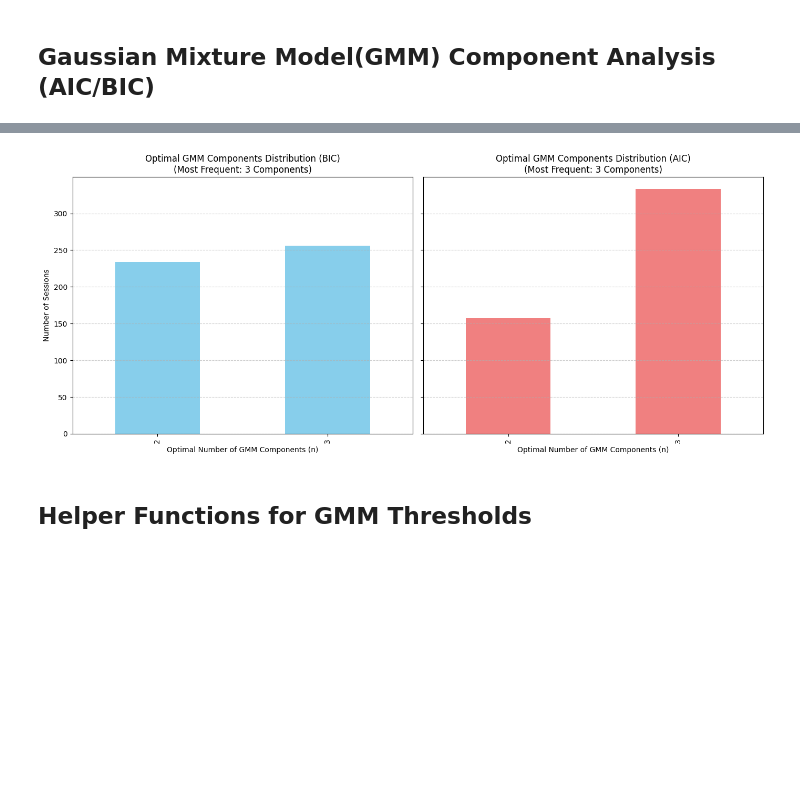
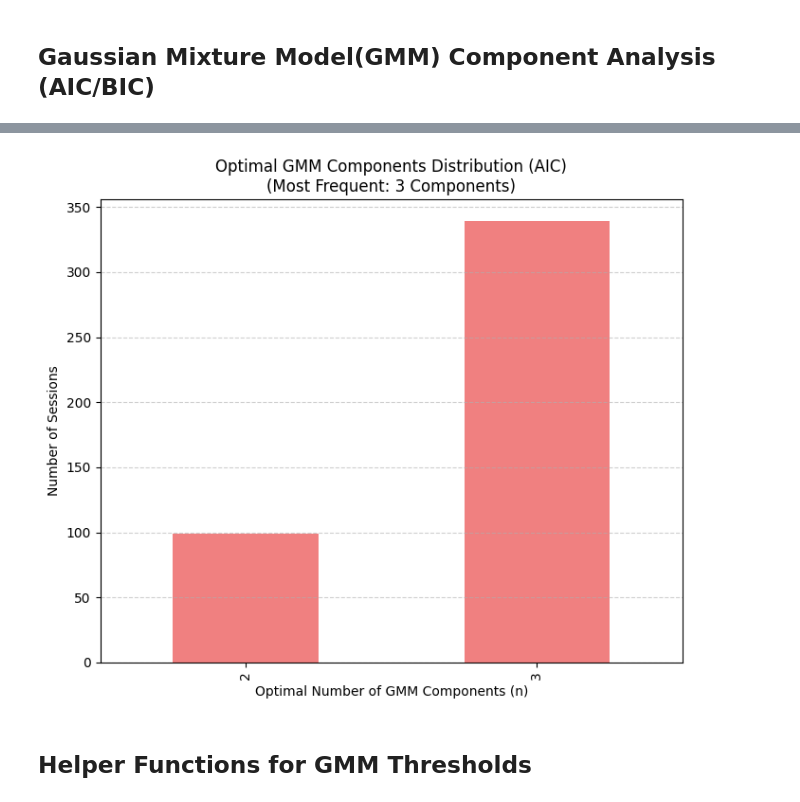
Before and after one commit to Critt-Kent/Key-Gaze-Correlation, a Jupyter notebook: IKI_Correlation.ipynb, the cells around one changed output, grey strips where cells are left out. Cells and saved outputs as stored; diff of their text form; code cells hidden in the pictures; blank space fills up the shorter version.

```diff
--- a/IKI_Correlation.ipynb
+++ b/IKI_Correlation.ipynb
@@ -45,0 +56,3 @@ KDdf_old.shape
+# %%
+KDdf_merged = pd.merge(KDdf_old, tt, on = 'StudySession',how = 'inner')
+KDdf_merged.head()
@@ -45,0 +166,3 @@ KDdf_old.shape
+# %%
+KDdf_iki = KDdf_merged.dropna(subset=['IKI']).copy()
+KDdf_iki['LogIKI'] = np.log(KDdf_iki.IKI)
@@ -46,9 +172,9 @@ KDdf_old.shape
 # %%
-KDdf = KDdf_old.copy()
-KDdf = KDdf.sort_values(by=['StudySession', 'Time'])
-KDdf['IKI'] = KDdf.groupby('StudySession')['Time'].diff()
-KDdf_iki = KDdf.dropna(subset=['IKI']).copy()
-KDdf_iki['LogIKI'] = np.log(KDdf_iki.IKI)
+# KDdf = KDdf_old.copy()
+# KDdf = KDdf.sort_values(by=['StudySession', 'Time'])
+# KDdf['IKI'] = KDdf.groupby('StudySession')['Time'].diff()
+# KDdf_iki = KDdf.dropna(subset=['IKI']).copy()
+# KDdf_iki['LogIKI'] = np.log(KDdf_iki.IKI)
 
 # Calculate LogPUB for all StudySessions ---
 AUdf_logpub = AUdf_old.copy()
@@ -60,4 +186,4 @@ AUdf_logpub['LogPUB'] = np.log(AUdf_logpub.PUB1)
 AUdf_logpub['KBI1'] = AUdf_logpub['KBI'] / 2
 AUdf_logpub['LogKBI'] = np.log(AUdf_logpub.KBI1)
 AUdf_logpub_final = AUdf_logpub[['StudySession', 'LogPUB','LogKBI']].copy()
-print("LogPUB,LogKBI calculation complete for all sessions.")
+print("LogPUB calculation complete for all sessions.")
@@ -67,7 +191,7 @@ LogPUB,LogKBI calculation complete for all sessions.
 ## Gaussian Mixture Model(GMM) Component Analysis (AIC/BIC)
 # %%
 # --- AIC/BIC Optimization Function ---
-def find_optimal_gmm_components_aic_bic(data_series, max_components=3):
+def find_optimal_gmm_components_aic_bic(data_series, max_components=5):
     """
     Fits GMMs (1 to max_components) and returns the optimal component count
     based on the minimum BIC score and the minimum AIC score.
@@ -109,12 +233,12 @@ def find_optimal_gmm_components_aic_bic(data_series, max_components=3):
 print("Starting GMM component analysis per session (Calculating BIC & AIC optimal Ns).")
 start_time = time.time()
 
-KDdf = KDdf_old.copy()
-KDdf['LogDur'] = np.log1p(KDdf.Dur)
-KDdf = KDdf.sort_values(by=['StudySession', 'Time'])
-KDdf['IKI'] = KDdf.groupby('StudySession')['Time'].diff()
-KDdf_iki = KDdf.dropna(subset=['IKI']).copy()
-KDdf_iki['LogIKI'] = np.log(KDdf_iki.IKI)
+# KDdf = KDdf_old.copy()
+# KDdf['LogDur'] = np.log1p(KDdf.Dur)
+# KDdf = KDdf.sort_values(by=['StudySession', 'Time'])
+# KDdf['IKI'] = KDdf.groupby('StudySession')['Time'].diff()
+# KDdf_iki = KDdf.dropna(subset=['IKI']).copy()
+# KDdf_iki['LogIKI'] = np.log(KDdf_iki.IKI)
 
 grouped_data = KDdf_iki.groupby('StudySession')['LogIKI']
 
@@ -163,28 +287,50 @@ if not mode_bic.empty:
 if not mode_aic.empty:
     print(f"Most frequent AIC-optimal component count: {mode_aic.iloc[0]}")
 
-# Plot the distribution of optimal components for both BIC and AIC
-fig, axes = plt.subplots(1, 2, figsize=(14, 6), sharey=True)
+# # Plot the distribution of optimal components for both BIC and AIC
+# fig, axes = plt.subplots(1, 2, figsize=(14, 6), sharey=True)
 
-# BIC Plot (Left Subplot)
-bic_counts = gmm_session_results[gmm_session_results['Optimal_GMM_Components_BIC'] > 0]['Optimal_GMM_Components_BIC'].value_counts().sort_index()
-bic_counts.plot(kind='bar', ax=axes[0], color='skyblue')
-axes[0].set_title('Optimal GMM Components Distribution (BIC)')
-axes[0].set_xlabel('Optimal Number of GMM Components (n)')
-axes[0].set_ylabel('Number of Sessions')
-if not bic_counts.empty:
-    axes[0].set_title(f'Optimal GMM Components Distribution (BIC)\n(Most Frequent: {mode_bic.iloc[0]} Components)')
-axes[0].grid(axis='y', linestyle='--', alpha=0.6)
+# # BIC Plot (Left Subplot)
+# bic_counts = gmm_session_results[gmm_session_results['Optimal_GMM_Components_BIC'] > 0]['Optimal_GMM_Components_BIC'].value_counts().sort_index()
+# bic_counts.plot(kind='bar', ax=axes[0], color='skyblue')
+# axes[0].set_title('Optimal GMM Components Distribution (BIC)')
+# axes[0].set_xlabel('Optimal Number of GMM Components (n)')
+# axes[0].set_ylabel('Number of Sessions')
+# if not bic_counts.empty:
+#     axes[0].set_title(f'Optimal GMM Components Distribution (BIC)\n(Most Frequent: {mode_bic.iloc[0]} Components)')
+# axes[0].grid(axis='y', linestyle='--', alpha=0.6)
 
 
-# AIC Plot (Right Subplot)
-aic_counts = gmm_session_results[gmm_session_results['Optimal_GMM_Components_AIC'] > 0]['Optimal_GMM_Components_AIC'].value_counts().sort_index()
-aic_counts.plot(kind='bar', ax=axes[1], color='lightcoral')
-axes[1].set_title('Optimal GMM Components Distribution (AIC)')
-axes[1].set_xlabel('Optimal Number of GMM Components (n)')
+# # AIC Plot (Right Subplot)
+# aic_counts = gmm_session_results[gmm_session_results['Optimal_GMM_Components_AIC'] > 0]['Optimal_GMM_Components_AIC'].value_counts().sort_index()
+# aic_counts.plot(kind='bar', ax=axes[1], color='lightcoral')
+# axes[1].set_title('Optimal GMM Components Distribution (AIC)')
+# axes[1].set_xlabel('Optimal Number of GMM Components (n)')
+# if not aic_counts.empty:
+#     axes[1].set_title(f'Optimal GMM Components Distribution (AIC)\n(Most Frequent: {mode_aic.iloc[0]} Components)')
+# axes[1].grid(axis='y', linestyle='--', alpha=0.6)
+
+# plt.tight_layout()
+# plt.show()
+
+# AIC-only plot
+fig, ax = plt.subplots(1, 1, figsize=(7, 6))
+
+aic_counts = (
+    gmm_session_results[gmm_session_results['Optimal_GMM_Components_AIC'] > 0]
+    ['Optimal_GMM_Components_AIC']
+    .value_counts()
+    .sort_index()
+)
+
+aic_counts.plot(kind='bar', ax=ax, color='lightcoral')
+ax.set_xlabel('Optimal Number of GMM Components (n)')
+ax.set_ylabel('Number of Sessions')
+title = 'Optimal GMM Components Distribution (AIC)'
 if not aic_counts.empty:
-    axes[1].set_title(f'Optimal GMM Components Distribution (AIC)\n(Most Frequent: {mode_aic.iloc[0]} Components)')
-axes[1].grid(axis='y', linestyle='--', alpha=0.6)
+    title += f'\n(Most Frequent: {mode_aic.iloc[0]} Components)'
+ax.set_title(title)
+ax.grid(axis='y', linestyle='--', alpha=0.6)
 
 plt.tight_layout()
 plt.show()
@@ -203,10 +349,10 @@ Analysis complete in 11.40 seconds.
 
 ... (7 lines left out)
 
 --- Summary of Optimal Components ---
 Most frequent BIC-optimal component count: 3
 Most frequent AIC-optimal component count: 3
-[figure, old version]
+[figure, new version]
 # %% [markdown]
 ## Helper Functions for GMM Thresholds
 # %%
```
Also changed, not shown: parts of 22 cells of this notebook.
